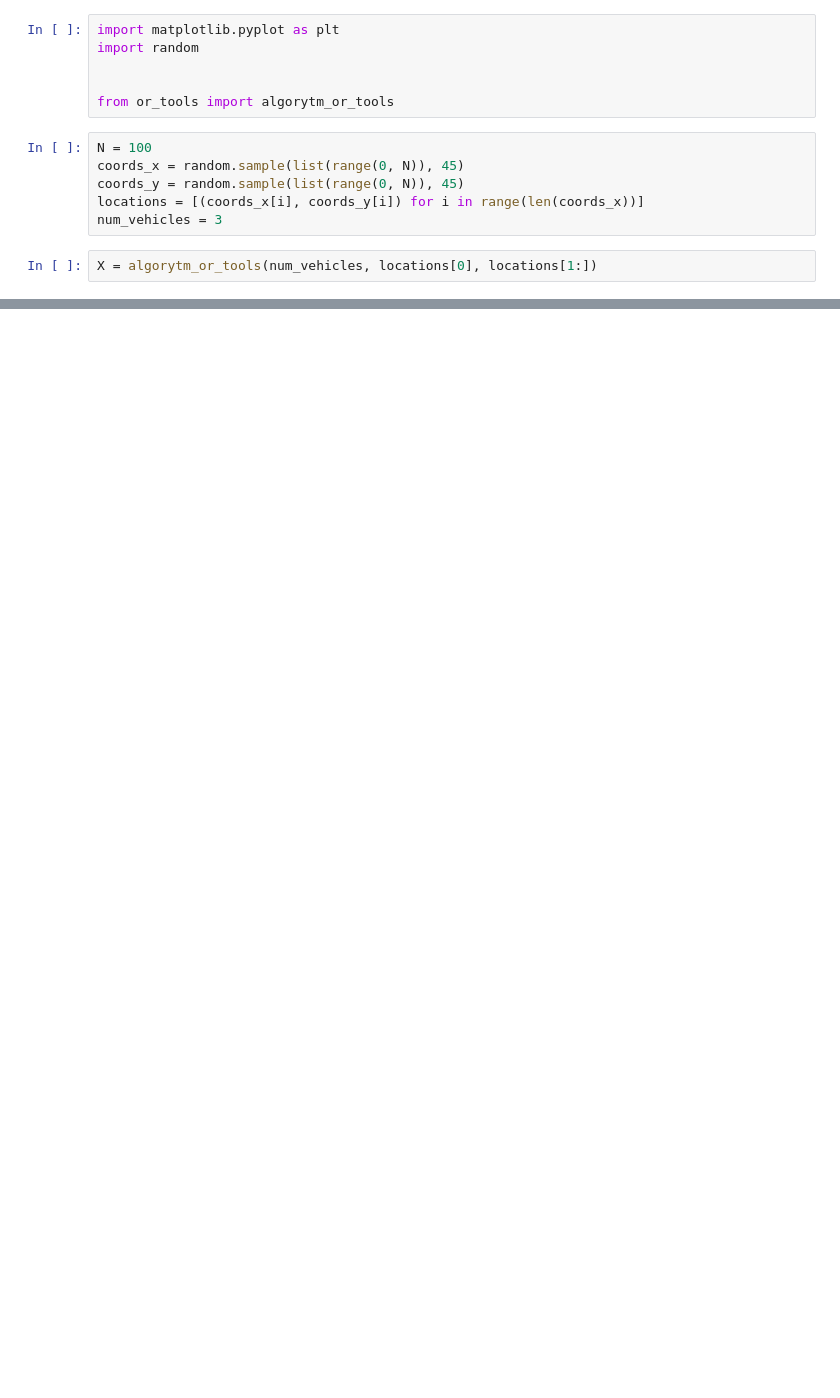
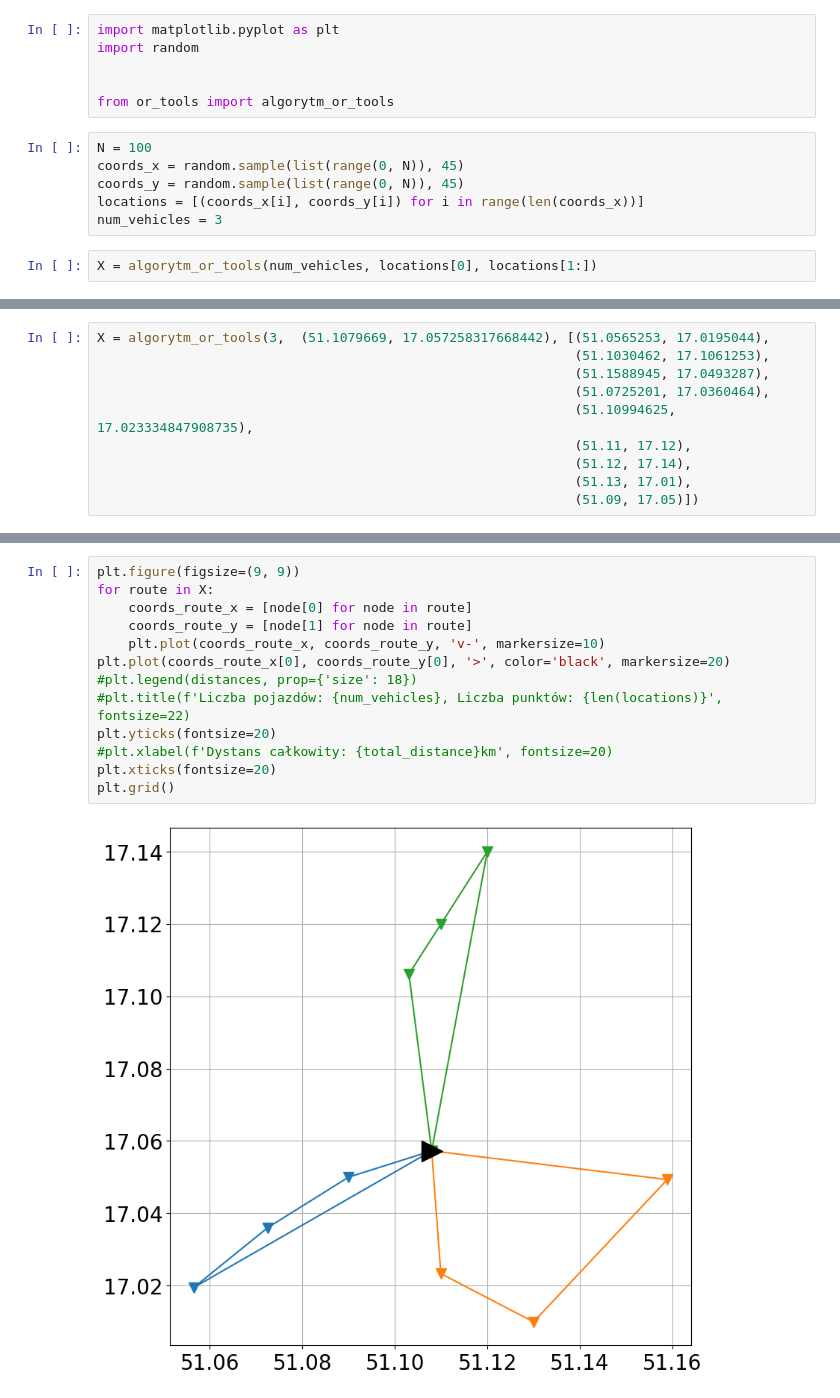
Before and after one commit to Arcewirz/courier_logistics, a Jupyter notebook: ortools/VRP - algorytm or tools.ipynb, the cells around one changed output, grey strips where cells are left out. Drawn from its saved outputs; the diff is of its cells as text; blank space fills up the shorter version.

Commit message:
or_tools functions updated

```diff
--- a/ortools/VRP - algorytm or tools.ipynb
+++ b/ortools/VRP - algorytm or tools.ipynb
@@ -29,0 +27,10 @@ plt.grid()
+# %%
+X = algorytm_or_tools(3,  (51.1079669, 17.057258317668442), [(51.0565253, 17.0195044),
+                                                             (51.1030462, 17.1061253),
+                                                             (51.1588945, 17.0493287),
+                                                             (51.0725201, 17.0360464),
+                                                             (51.10994625, 17.023334847908735),
+                                                             (51.11, 17.12),
+                                                             (51.12, 17.14),
+                                                             (51.13, 17.01),
+                                                             (51.09, 17.05)])
@@ -29,0 +55,15 @@ plt.grid()
+# %%
+plt.figure(figsize=(9, 9))
+for route in X:
+    coords_route_x = [node[0] for node in route]
+    coords_route_y = [node[1] for node in route]
+    plt.plot(coords_route_x, coords_route_y, 'v-', markersize=10)
+plt.plot(coords_route_x[0], coords_route_y[0], '>', color='black', markersize=20)
+#plt.legend(distances, prop={'size': 18})
+#plt.title(f'Liczba pojazdów: {num_vehicles}, Liczba punktów: {len(locations)}', fontsize=22)
+plt.yticks(fontsize=20)
+#plt.xlabel(f'Dystans całkowity: {total_distance}km', fontsize=20)
+plt.xticks(fontsize=20)
+plt.grid()
+# %% [output]
+[figure, added]
```
Also changed, not shown: parts of 2 cells of this notebook, 1 other file.
